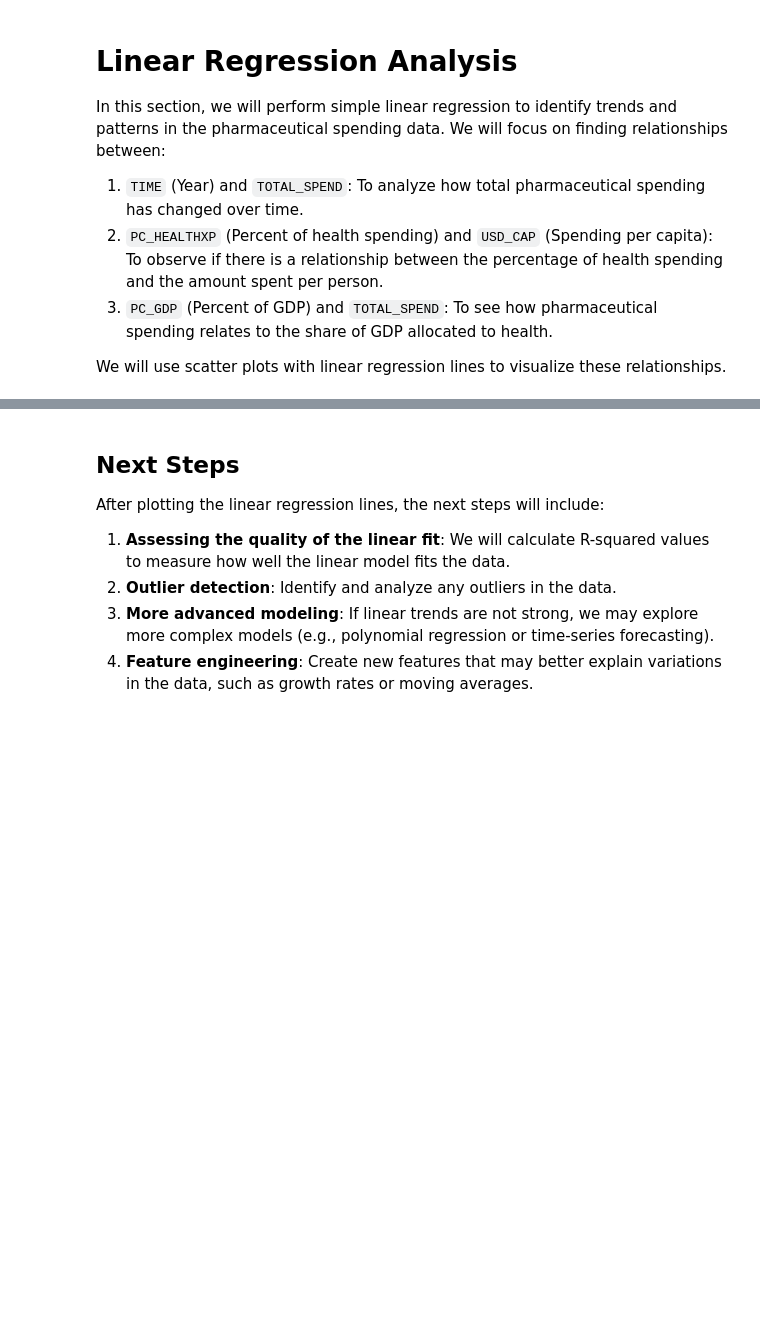
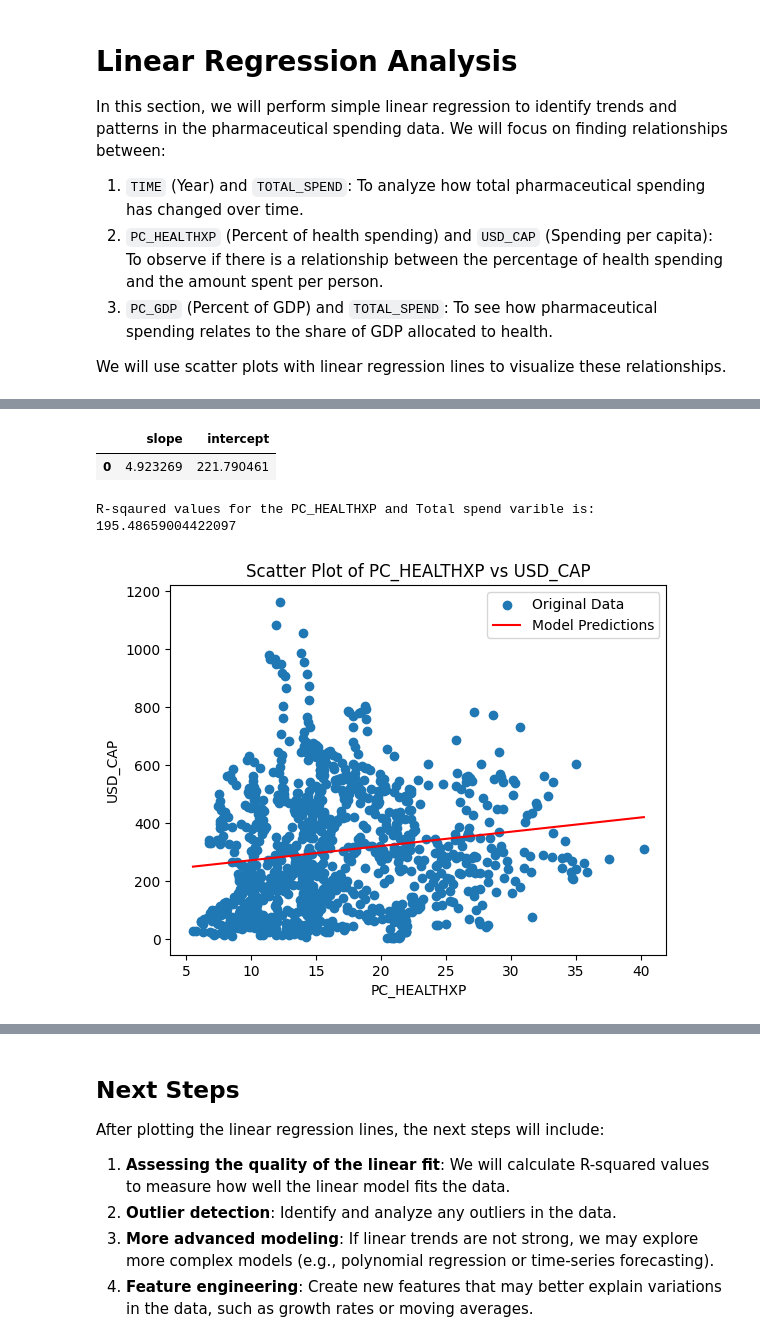
Before and after one commit to DmytroBolokhonov/team_project, a Jupyter notebook: experiments/Linear_regression_model_on_3_methods.ipynb, the cells around one changed output, grey strips where cells are left out. Cells and saved outputs as stored; diff of their text form; code cells hidden in the pictures; blank space fills up the shorter version.

```diff
--- a/experiments/Linear_regression_model_on_3_methods.ipynb
+++ b/experiments/Linear_regression_model_on_3_methods.ipynb
@@ -181,0 +246,51 @@ We will use scatter plots with linear regression lines to visualize these relati
+# %%
+# fit the linear regression model
+lm_2 = LinearRegression()
+lm_2.fit(
+   processed_df_train[["PC_HEALTHXP"]],  # A single-column data frame (PC_HEALTHXP)
+   processed_df_train["USD_CAP"]  # A series (USD_CAP)
+)
+
+# Make a dataframe containing b_1 (slope) and b_0 (intercept) coefficients
+pd.DataFrame({"slope": [lm_2.coef_[0]], "intercept": [lm_2.intercept_]})
+# %% [output]
+|  | slope | intercept |
+| 0 | 4.923269 | 221.790461 |
+# %%
+# make predictions
+processed_df_test["predicted"] = lm_2.predict(processed_df_test[["PC_HEALTHXP"]])
+
+from sklearn.metrics import mean_squared_error
+# calculate RMSPE
+RMSPE_2 = mean_squared_error(
+    y_true=processed_df_test["USD_CAP"],
+    y_pred=processed_df_test["predicted"]
+)**(1/2)
+
+RMSPE_2
+print(f"R-sqaured values for the PC_HEALTHXP and Total spend varible is: {RMSPE_2}")
+# %% [output]
+R-sqaured values for the PC_HEALTHXP and Total spend varible is: 195.48659004422097
+# %%
+# This line calculates the minimum and maximum values of the "PC_HEALTHXP" column in the processed_df dataset.
+PC_HEALTHXP_prediction_grid = processed_df[["PC_HEALTHXP"]].agg(["min", "max"])
+
+# Uses the linear model to predict prices for the min and max square footage values.
+PC_HEALTHXP_prediction_grid["predicted"] = lm_2.predict(PC_HEALTHXP_prediction_grid)
+
+# Plot the original data
+plt.scatter(processed_df["PC_HEALTHXP"], processed_df["USD_CAP"], label='Original Data')
+
+# Plot the model predictions as a line
+plt.plot(PC_HEALTHXP_prediction_grid["PC_HEALTHXP"], PC_HEALTHXP_prediction_grid["predicted"], color='red', label='Model Predictions')
+
+# Add labels and legend
+plt.xlabel('PC_HEALTHXP')
+plt.ylabel('USD_CAP')
+plt.title('Scatter Plot of PC_HEALTHXP vs USD_CAP')
+plt.legend()
+
+# Show the plot
+plt.show()
+# %% [output]
+[figure, added]
```
Also changed, not shown: parts of 15 cells of this notebook.
